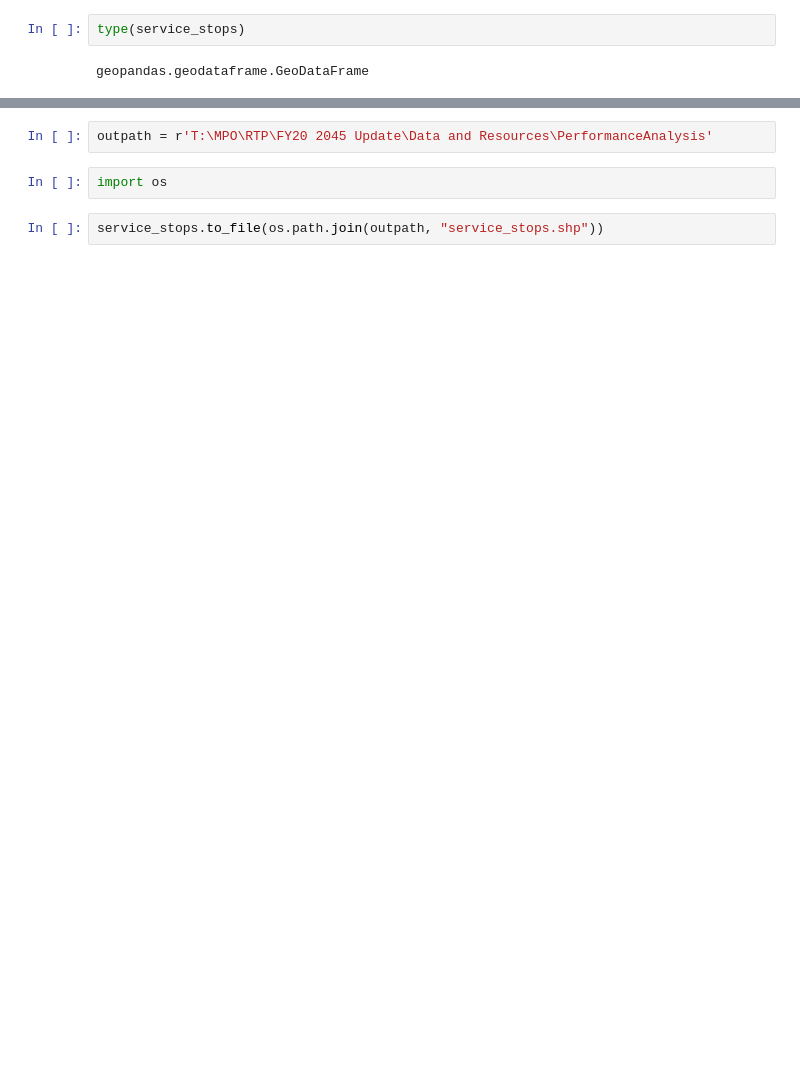
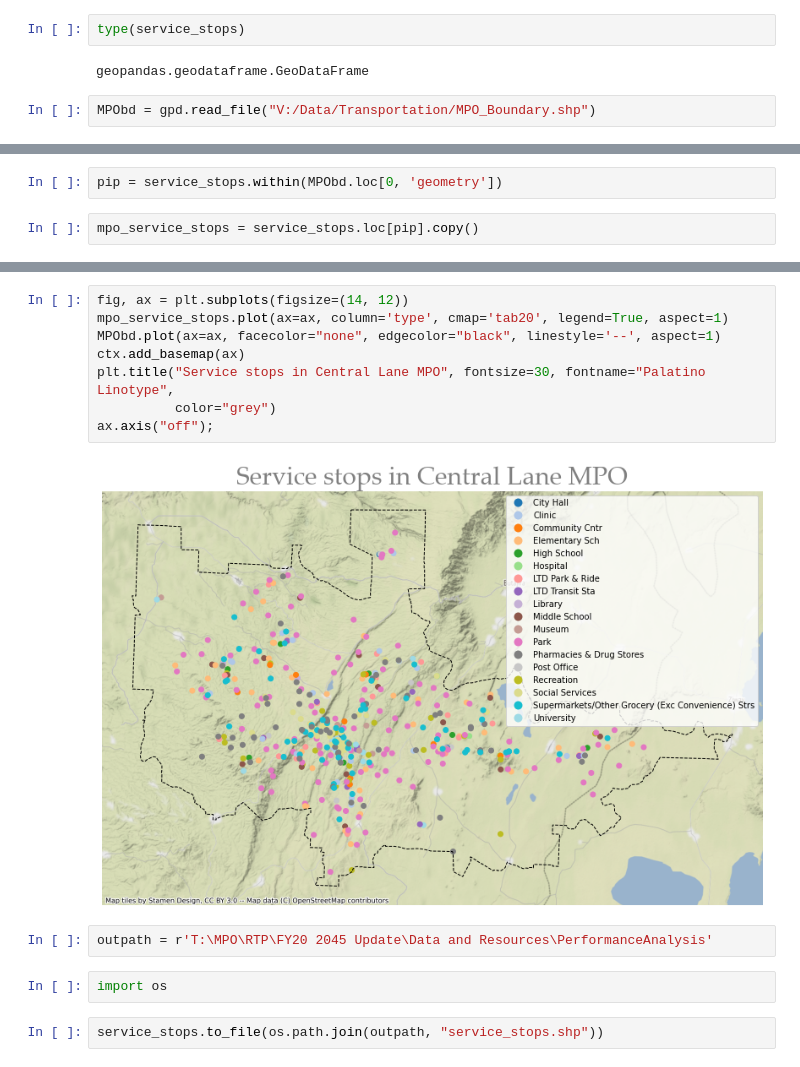
Before and after one commit to dongmeic/RTP, a Jupyter notebook: data/service_stops.ipynb, the cells around one changed output, grey strips where cells are left out. Cells and saved outputs as stored; diff of their text form; blank space fills up the shorter version.

```diff
--- a/data/service_stops.ipynb
+++ b/data/service_stops.ipynb
@@ -231,3 +229,5 @@ service_stops.tail()
 type(service_stops)
 # %% [output]
 geopandas.geodataframe.GeoDataFrame
+# %%
+MPObd = gpd.read_file("V:/Data/Transportation/MPO_Boundary.shp")
@@ -233,0 +239,4 @@ geopandas.geodataframe.GeoDataFrame
+# %%
+pip = service_stops.within(MPObd.loc[0, 'geometry'])
+# %%
+mpo_service_stops = service_stops.loc[pip].copy()
@@ -234,3 +264,13 @@ geopandas.geodataframe.GeoDataFrame
+# %%
+fig, ax = plt.subplots(figsize=(14, 12))
+mpo_service_stops.plot(ax=ax, column='type', cmap='tab20', legend=True, aspect=1)
+MPObd.plot(ax=ax, facecolor="none", edgecolor="black", linestyle='--', aspect=1)
+ctx.add_basemap(ax)
+plt.title("Service stops in Central Lane MPO", fontsize=30, fontname="Palatino Linotype",
+          color="grey")
+ax.axis("off");
+# %% [output]
+[figure, added]
 # %%
 outpath = r'T:\MPO\RTP\FY20 2045 Update\Data and Resources\PerformanceAnalysis'
 # %%
```
Also changed, not shown: parts of 6 cells of this notebook, 2 other files.
